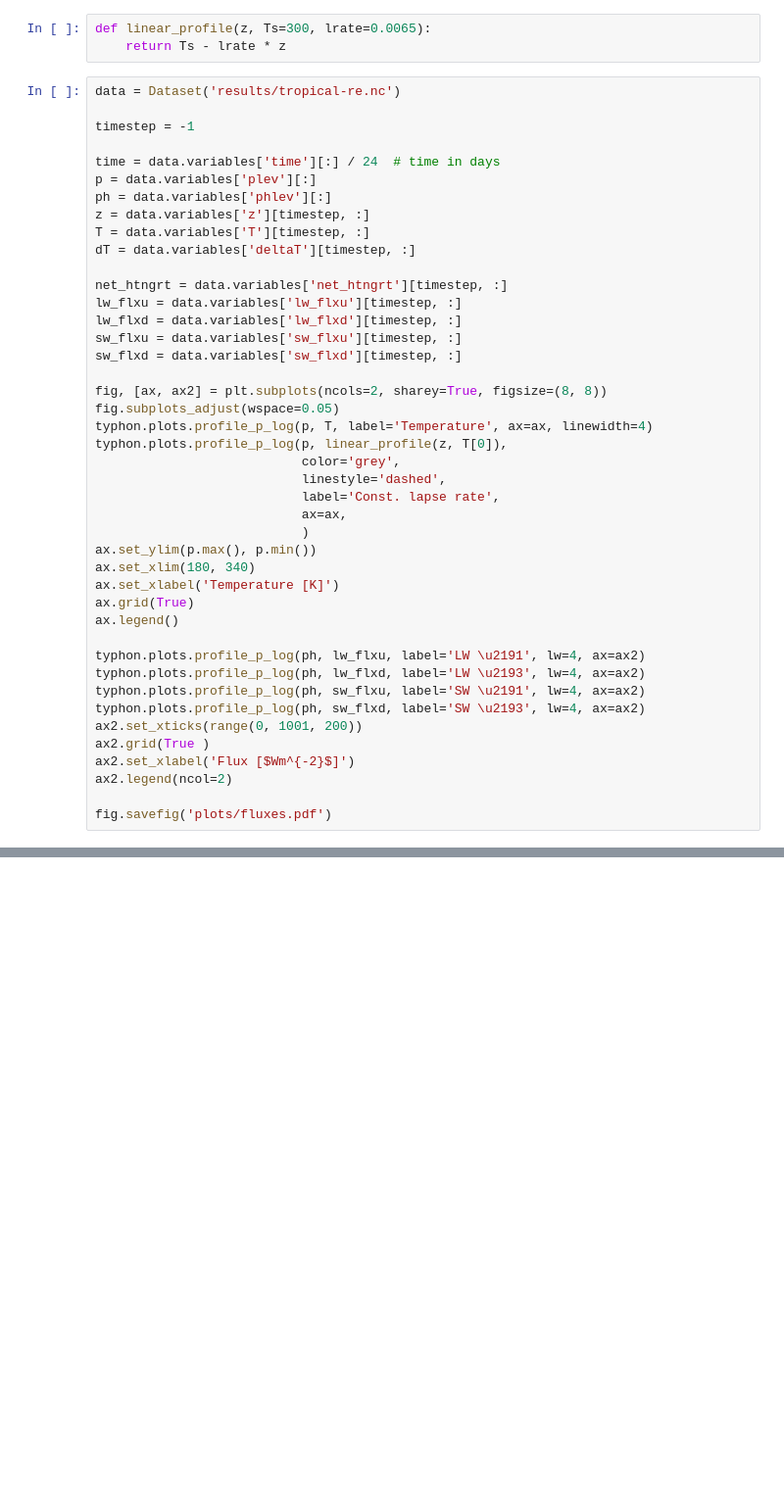
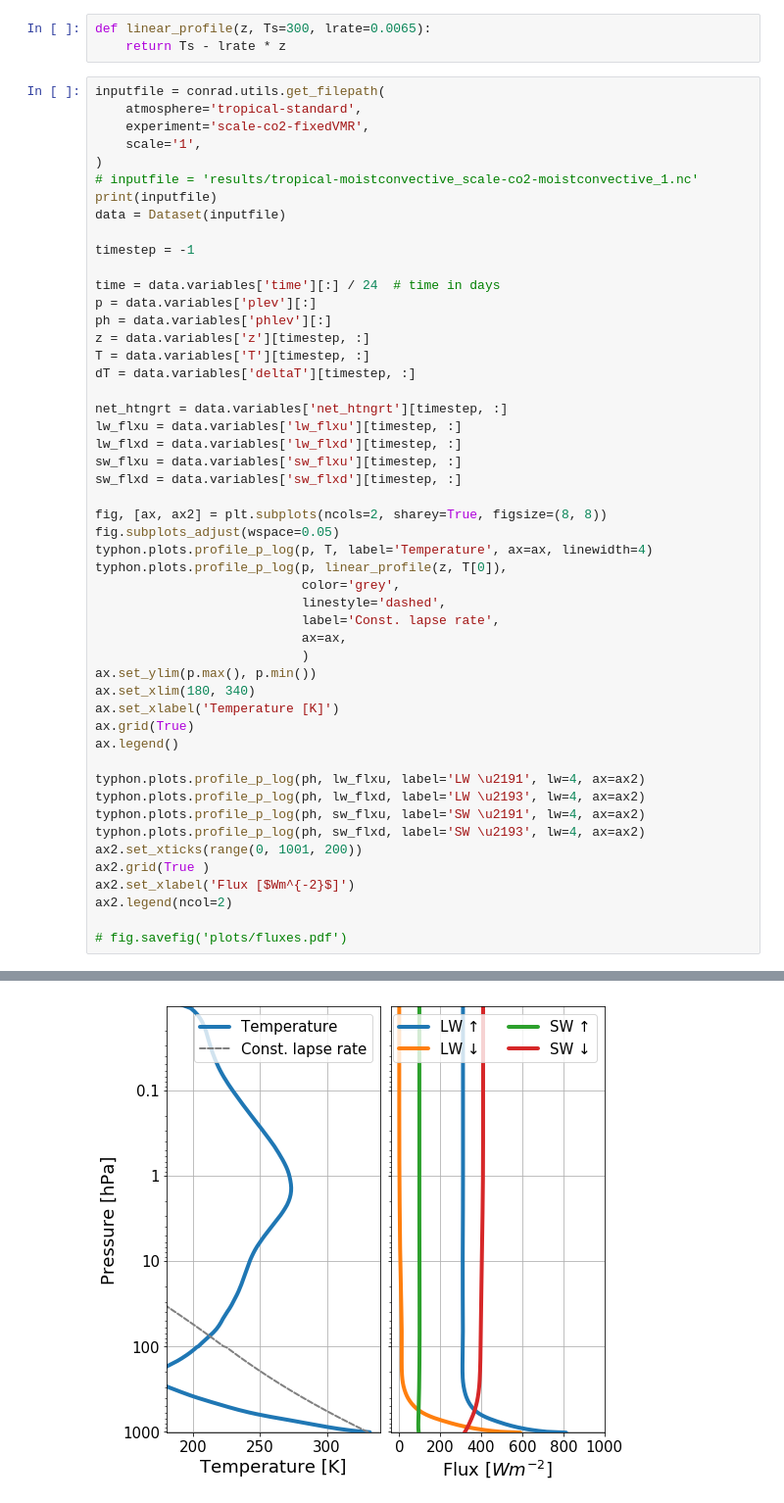
Before and after one commit to atmtools/konrad, a Jupyter notebook: scripts/convective_adjustment.ipynb, the cells around one changed output, grey strips where cells are left out. Shown at 98% size. Drawn from its saved outputs; the diff is of its cells as text; blank space fills up the shorter version.

```diff
--- a/scripts/convective_adjustment.ipynb
+++ b/scripts/convective_adjustment.ipynb
@@ -12,7 +15,14 @@ plt.style.use(typhon.plots.styles('typhon'))
 def linear_profile(z, Ts=300, lrate=0.0065):
     return Ts - lrate * z
 # %%
-data = Dataset('results/tropical-re.nc')
+inputfile = conrad.utils.get_filepath(
+    atmosphere='tropical-standard',
+    experiment='scale-co2-fixedVMR',
+    scale='1',
+)
+# inputfile = 'results/tropical-moistconvective_scale-co2-moistconvective_1.nc'
+print(inputfile)
+data = Dataset(inputfile)
 
 timestep = -1
 
@@ -53,4 +63,5 @@ ax2.grid(True )
 ax2.set_xlabel('Flux [$Wm^{-2}$]')
 ax2.legend(ncol=2)
 
-fig.savefig('plots/fluxes.pdf')
+# fig.savefig('plots/fluxes.pdf')
+# %% [output]
@@ -57 +70,2 @@ fig.savefig('plots/fluxes.pdf')
+[figure, added]
 # %%
```
Also changed, not shown: parts of 11 cells of this notebook, 7 other files.
